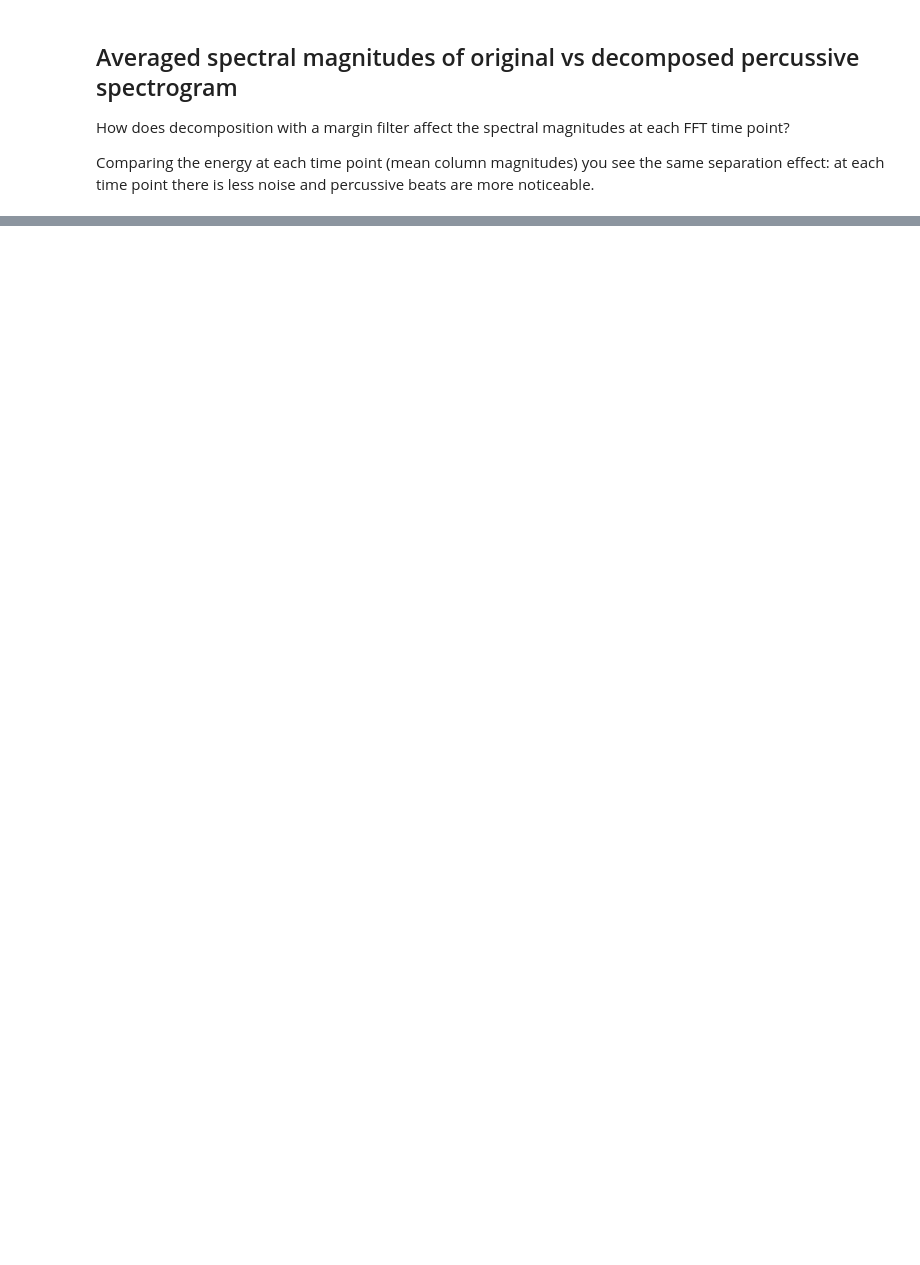
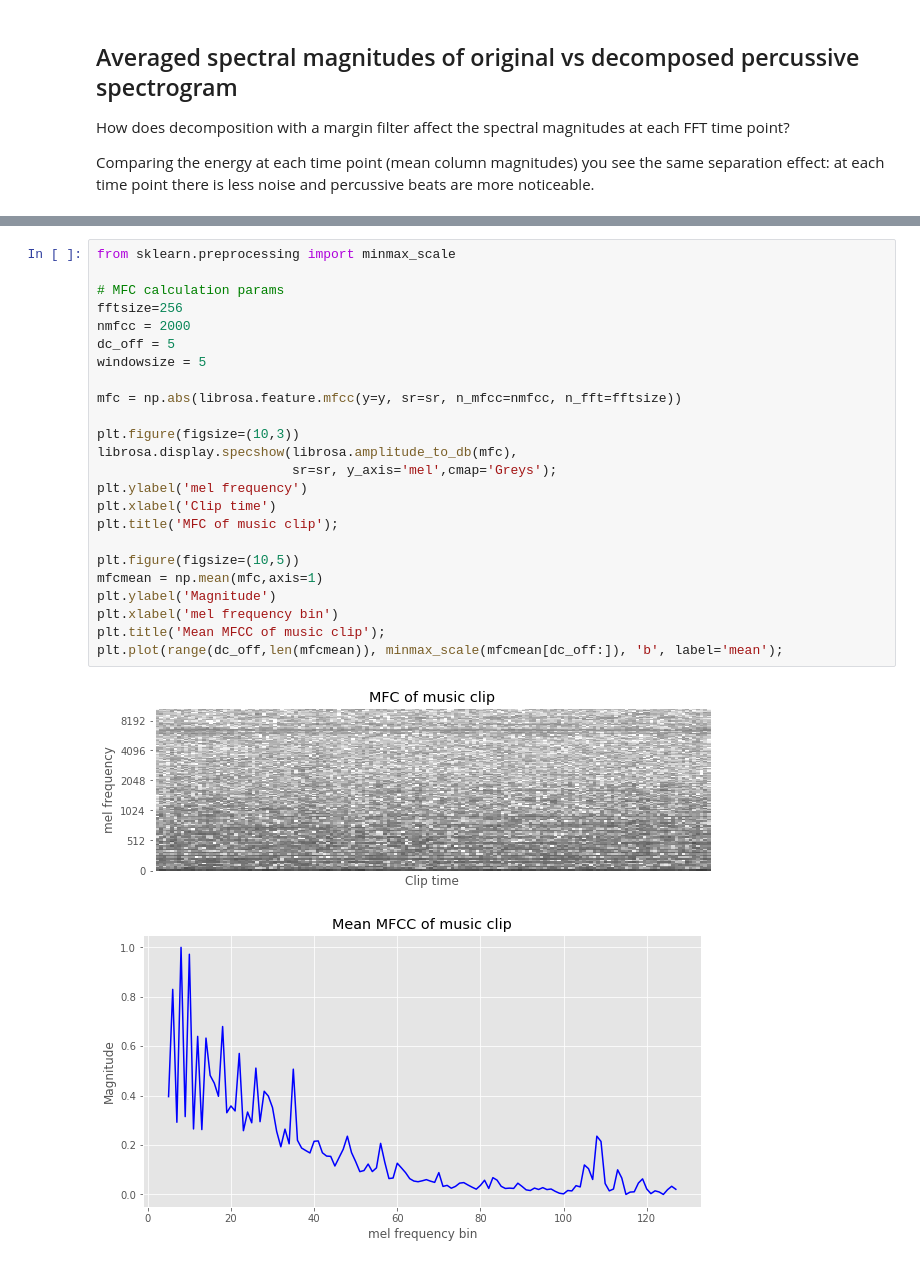
Before and after one commit to johnmburt/projects, a Jupyter notebook: music_genre_id/music_genre_id_visualize_features_vf.ipynb, the cells around one changed output, grey strips where cells are left out. Saved outputs shown, nothing was run; the diff lists cells and outputs as text; blank space fills up the shorter version.

```diff
--- a/music_genre_id/music_genre_id_visualize_features_vf.ipynb
+++ b/music_genre_id/music_genre_id_visualize_features_vf.ipynb
@@ -264,0 +297,27 @@ plt.plot(range(t3.shape[0]), np.max(t3, axis=1));
+# %%
+from sklearn.preprocessing import minmax_scale
+
+# MFC calculation params
+fftsize=256
+nmfcc = 2000
+dc_off = 5
+windowsize = 5
+
+mfc = np.abs(librosa.feature.mfcc(y=y, sr=sr, n_mfcc=nmfcc, n_fft=fftsize))
+
+plt.figure(figsize=(10,3))
+librosa.display.specshow(librosa.amplitude_to_db(mfc),
+                         sr=sr, y_axis='mel',cmap='Greys');
+plt.ylabel('mel frequency')
+plt.xlabel('Clip time')
+plt.title('MFC of music clip');
+
+plt.figure(figsize=(10,5))
+mfcmean = np.mean(mfc,axis=1)
+plt.ylabel('Magnitude')
+plt.xlabel('mel frequency bin')
+plt.title('Mean MFCC of music clip');
+plt.plot(range(dc_off,len(mfcmean)), minmax_scale(mfcmean[dc_off:]), 'b', label='mean');
+# %% [output]
+[figure, added]
+[figure, added]
```
Also changed, not shown: parts of 7 cells of this notebook, 1 other file.
